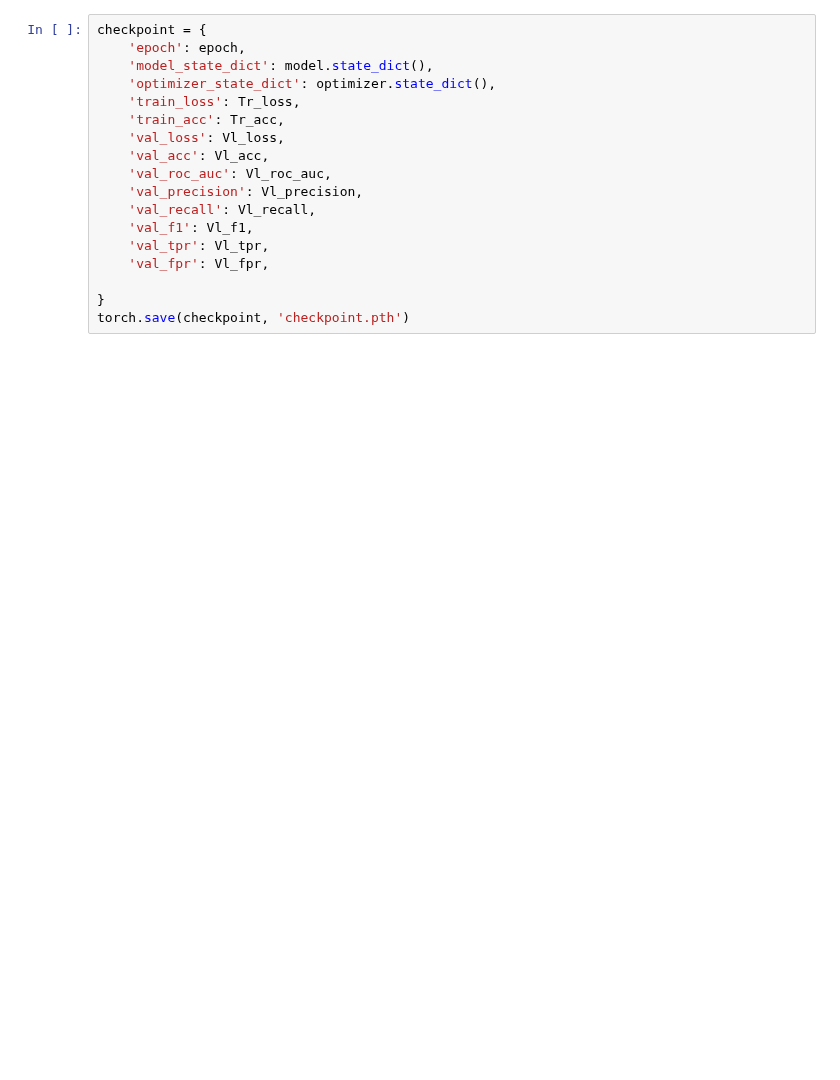
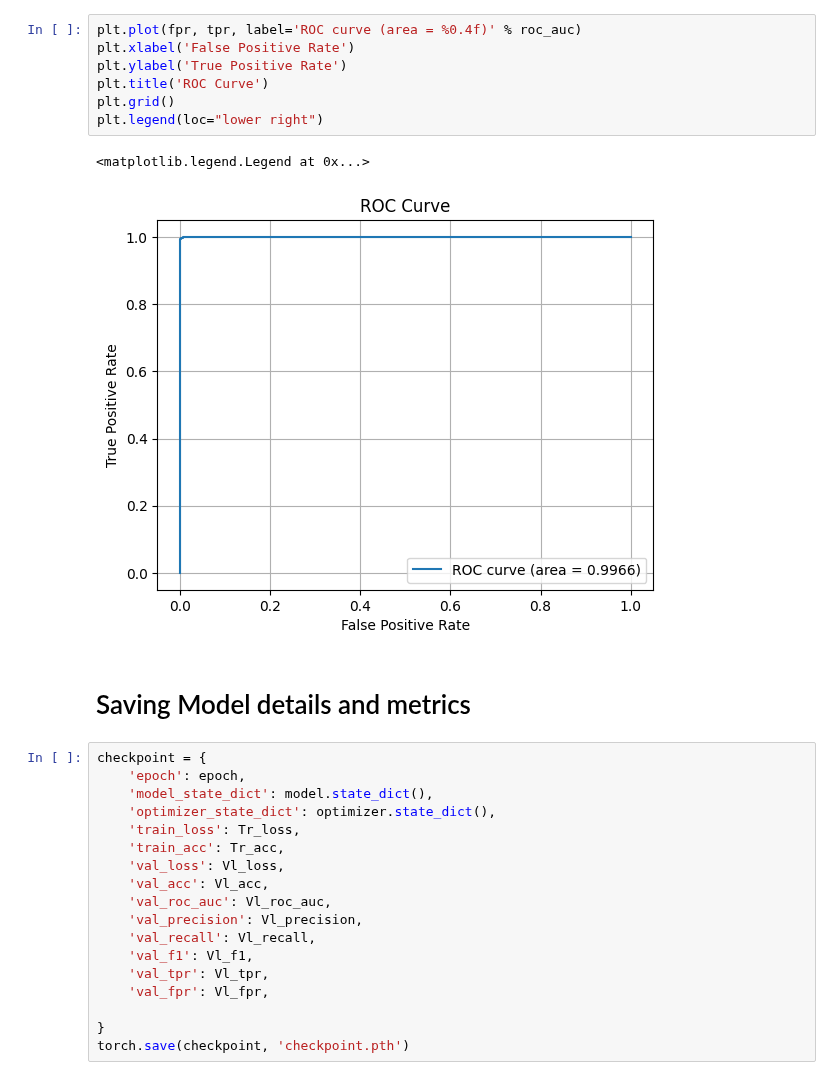
Before and after one commit to NatalTiger26/LLM-Text-Detection, a Jupyter notebook: BERT Model finetuning.ipynb, the cells around one changed output. Drawn from its saved outputs; the diff is of its cells as text; blank space fills up the shorter version.

```diff
--- a/BERT Model finetuning.ipynb
+++ b/BERT Model finetuning.ipynb
@@ -301,3 +354,15 @@ AOC ROC: 0.9938, Precision: 0.9860, Recall: 0.9962, F1: 0.9911,
+# %%
+plt.plot(fpr, tpr, label='ROC curve (area = %0.4f)' % roc_auc)
+plt.xlabel('False Positive Rate')
+plt.ylabel('True Positive Rate')
+plt.title('ROC Curve')
+plt.grid()
+plt.legend(loc="lower right")
+# %% [output]
+<matplotlib.legend.Legend at 0x...>
+[figure, added]
+# %% [markdown]
+# Saving Model details and metrics
 # %%
 checkpoint = {
     'epoch': epoch,
```
Also changed, not shown: parts of 22 cells of this notebook, 2 other files.
